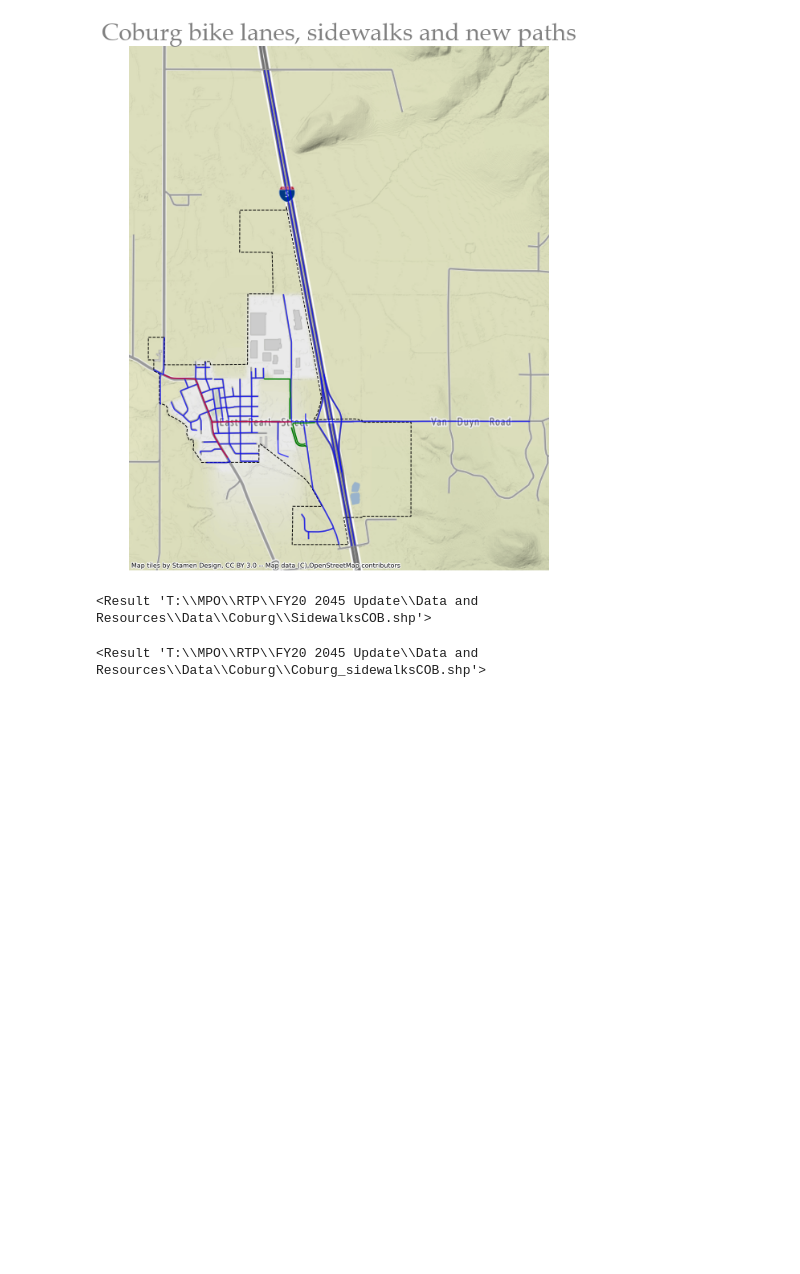
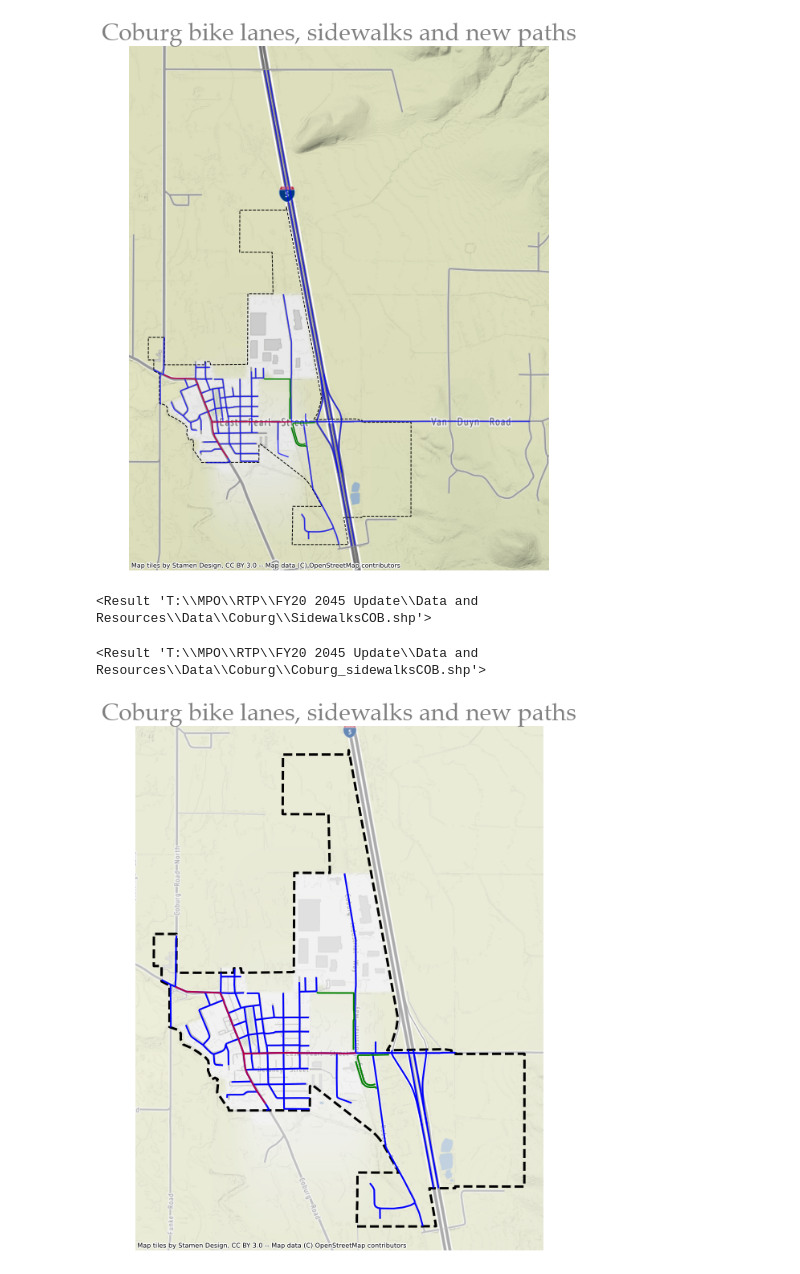
Before and after one commit to dongmeic/RTP, a Jupyter notebook: data/coburg_sidewalks_bike_lanes.ipynb, the cells around one changed output. Drawn from its saved outputs; the diff is of its cells as text; code cells hidden in the pictures; blank space fills up the shorter version.

Commit message:
plot Coburg sidewalks and bike lanes

```diff
--- a/data/coburg_sidewalks_bike_lanes.ipynb
+++ b/data/coburg_sidewalks_bike_lanes.ipynb
@@ -128,3 +128,19 @@ arcpy.analysis.Clip(os.path.join(path, "Coburg_sidewalks.shp"),
                     os.path.join(path, "Coburg_sidewalksCOB.shp"))
 # %% [output]
 <Result 'T:\\MPO\\RTP\\FY20 2045 Update\\Data and Resources\\Data\\Coburg\\Coburg_sidewalksCOB.shp'>
+# %%
+sidewalksCOB = gpd.read_file(os.path.join(path, "SidewalksCOB.shp"))
+# %%
+sidewalksCOB = sidewalksCOB.to_crs(epsg=3857)
+# %%
+fig, ax = plt.subplots(figsize=(14, 12))
+sidewalksCOB.plot(ax=ax, color='blue', linewidth = 2, aspect=1)
+bikelane.plot(ax=ax, color='red', linewidth = 2, alpha = 0.7, aspect=1)
+newpaths.plot(ax=ax, color='green', linewidth = 2, aspect=1)
+COBbd.plot(ax=ax, facecolor="none", edgecolor="black", linestyle='--', linewidth = 3, aspect=1)
+ctx.add_basemap(ax, alpha = 0.6)
+plt.title("Coburg bike lanes, sidewalks and new paths", fontsize=30, fontname="Palatino Linotype",
+          color="grey")
+ax.axis("off");
+# %% [output]
+[figure, added]
```
